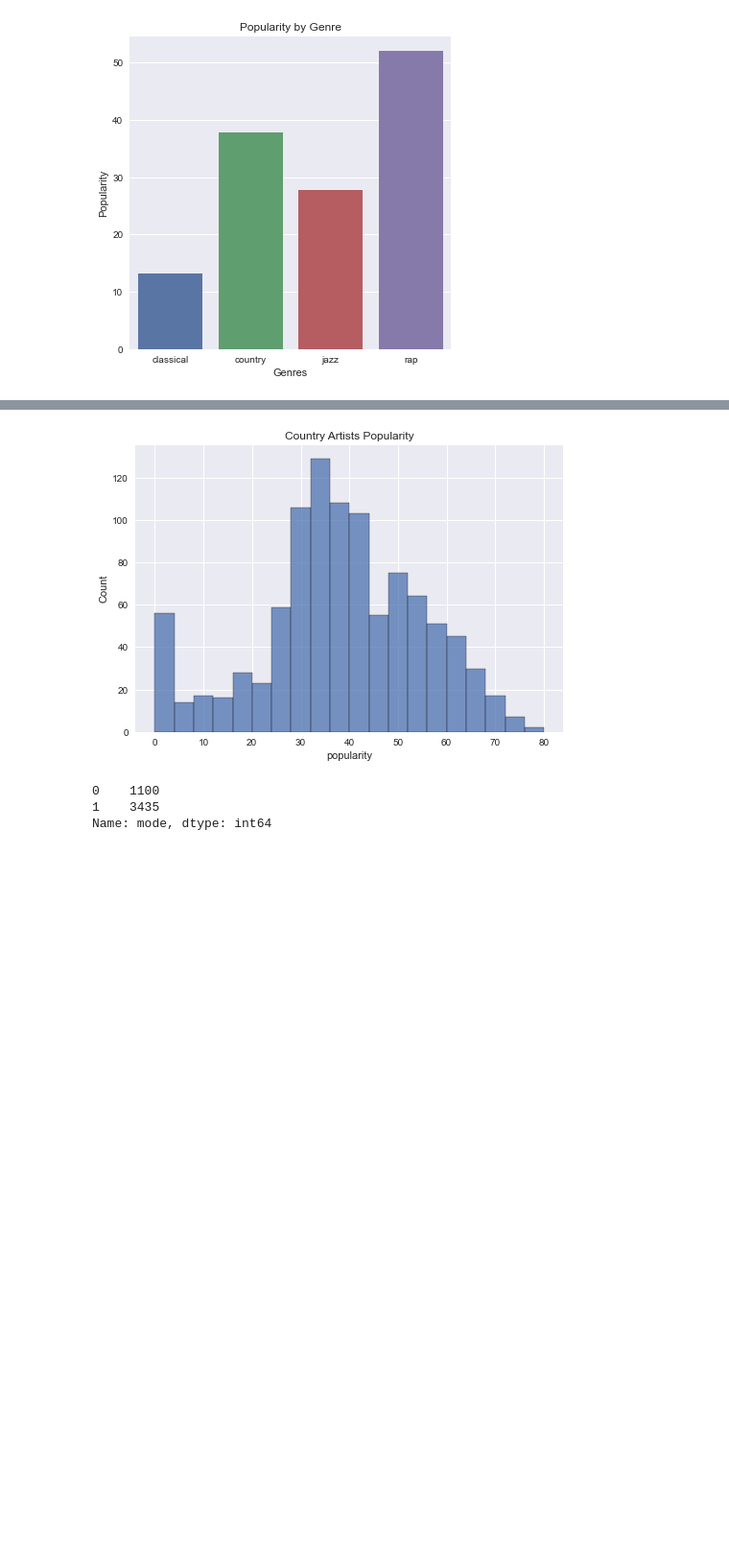
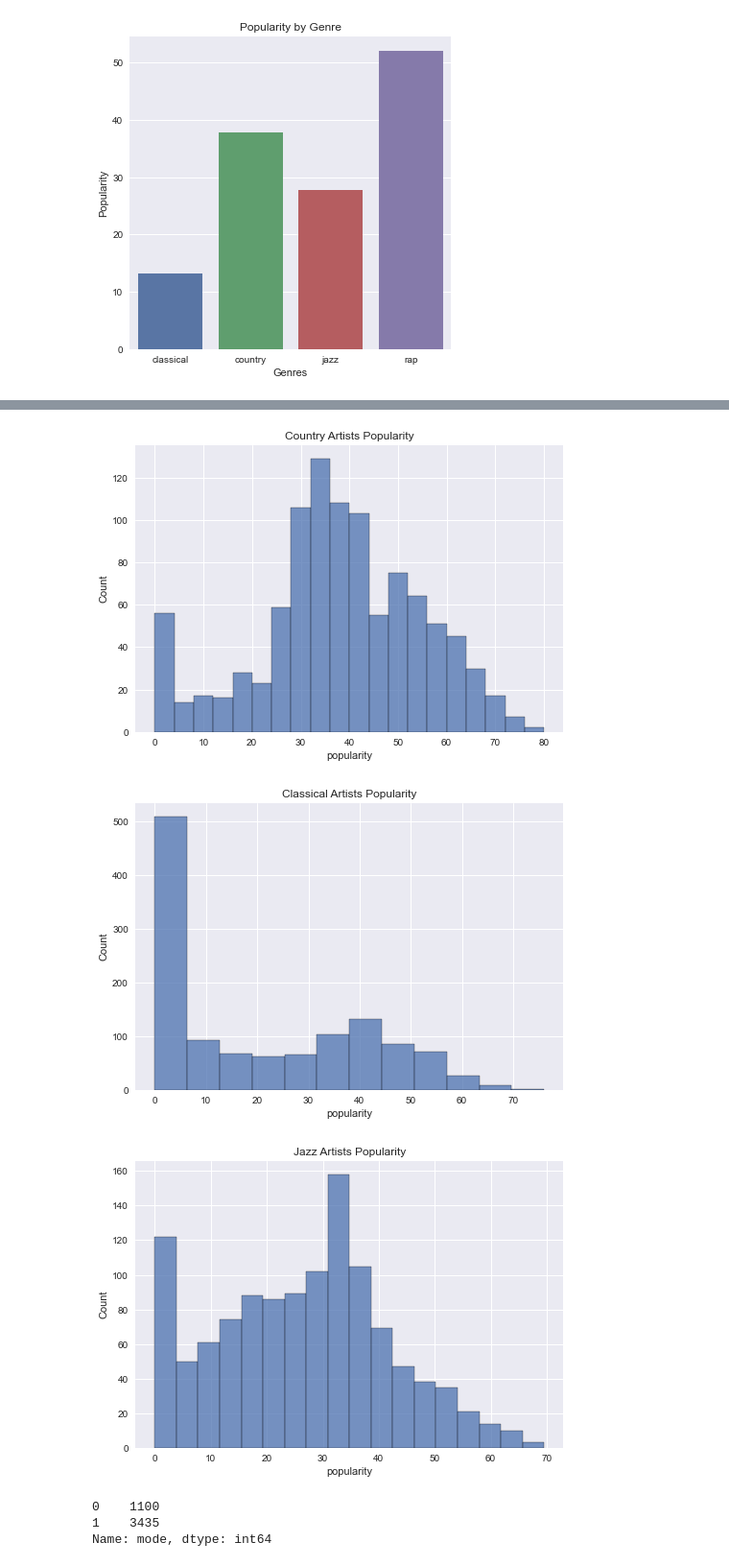
Before and after one commit to JakeAsh22/genre-prediction, a Jupyter notebook: bakeoff.ipynb, the cells around one changed output, grey strips where cells are left out. Shown at 96% size. Cells and saved outputs as stored; diff of their text form; code cells hidden in the pictures; blank space fills up the shorter version.

```diff
--- a/bakeoff.ipynb
+++ b/bakeoff.ipynb
@@ -383,14 +385,22 @@ ax.set_title('Popularity by Genre');
 # %%
 plot1 = plt.figure(1)
 sns.histplot(genres_df[genres_df.clean_genres == 'rap'].popularity).set_title("Rap Artists Popularity")
 
 plot2 = plt.figure(2)
 sns.histplot(genres_df[genres_df.clean_genres == 'country'].popularity).set_title("Country Artists Popularity")
 
+plot3 = plt.figure(3)
+sns.histplot(genres_df[genres_df.clean_genres == 'classical'].popularity).set_title("Classical Artists Popularity")
+
+plot2 = plt.figure(4)
+sns.histplot(genres_df[genres_df.clean_genres == 'jazz'].popularity).set_title("Jazz Artists Popularity")
+
 plt.show()
 # %% [output]
 [figure]
 [figure]
+[figure, added]
+[figure, added]
 # %%
 df['mode'].value_counts().sort_index()
 # %% [output]
```
Also changed, not shown: parts of 24 cells of this notebook, 1 other file.
